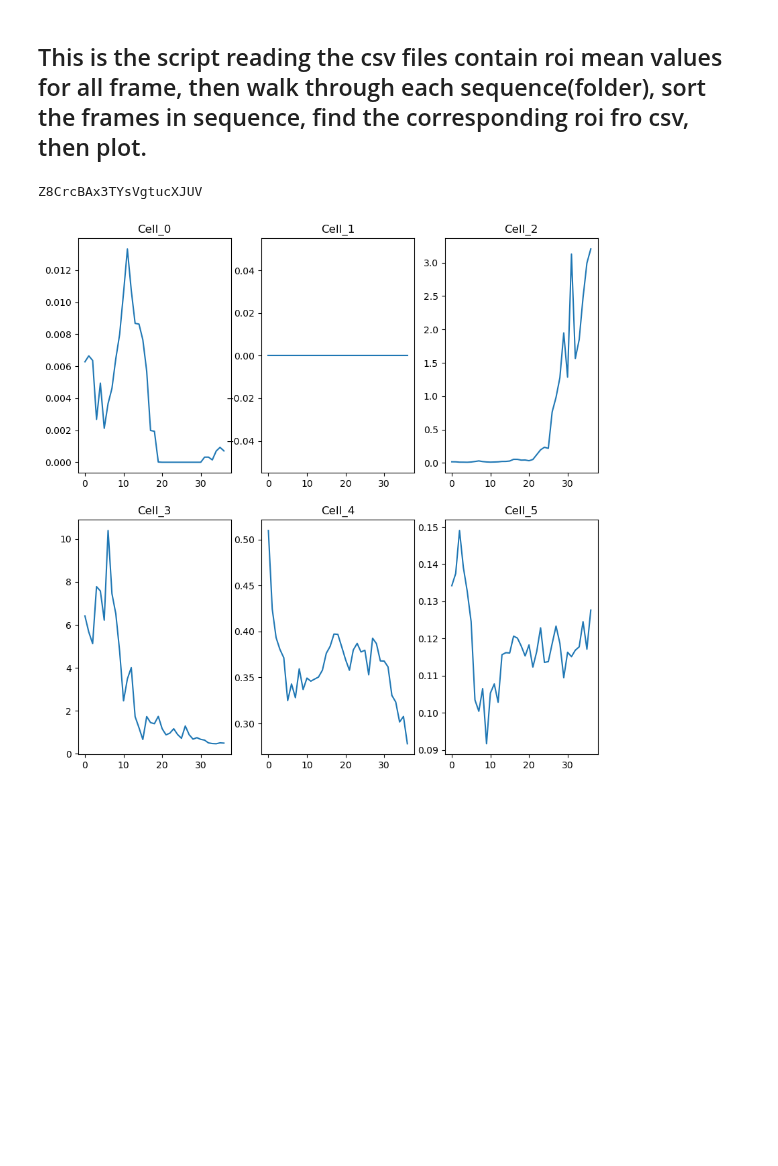
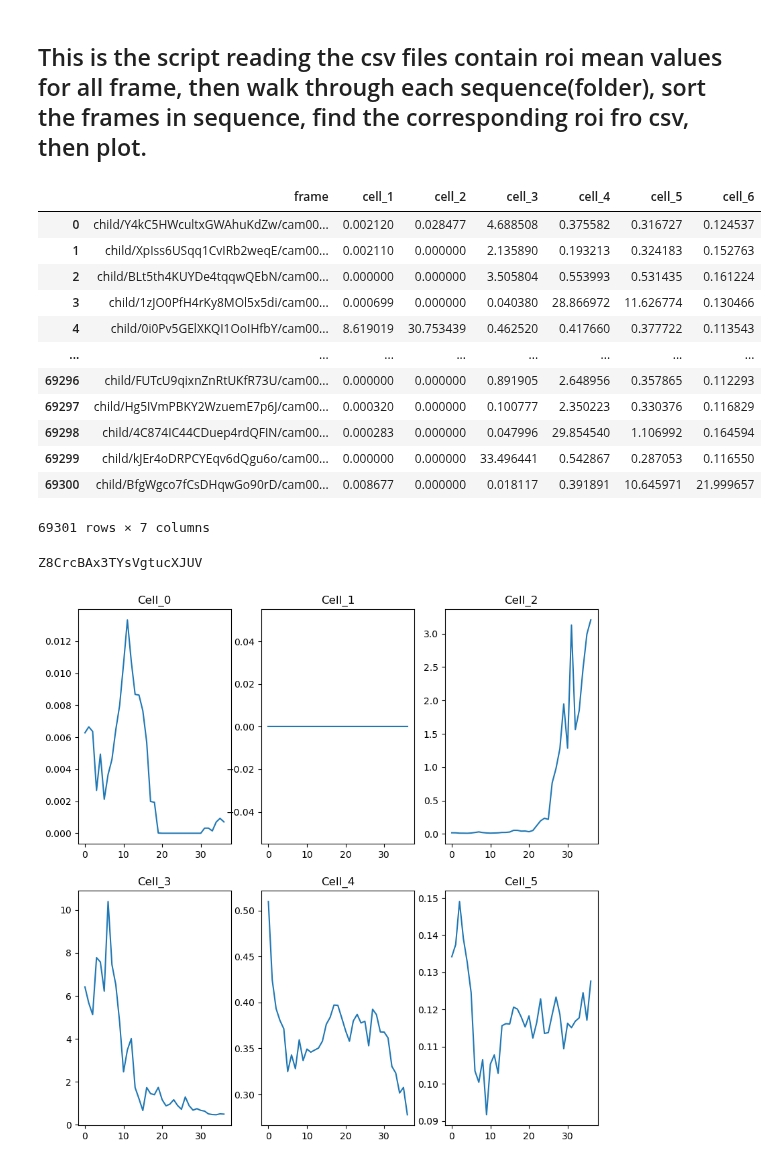
Before and after one commit to Claud1234/PCICF, a Jupyter notebook: ipython/plot_roi_mean_sequence.ipynb, the cells around one changed output. Cells and saved outputs as stored; diff of their text form; code cells hidden in the pictures; blank space fills up the shorter version.

```diff
--- a/ipython/plot_roi_mean_sequence.ipynb
+++ b/ipython/plot_roi_mean_sequence.ipynb
@@ -10,6 +10,21 @@ import json
 import matplotlib.pyplot as plt
 # %%
 roi_mean_values = pd.read_csv('../outputs/smirk_roi_mean_values.csv')
+roi_mean_values
+# %% [output]
+|  | frame | cell_1 | cell_2 | cell_3 | cell_4 | cell_5 | cell_6 |
+| 0 | child/Y4kC5HWcultxGWAhuKdZw/cam00... | 0.002120 | 0.028477 | 4.688508 | 0.375582 | 0.316727 | 0.124537 |
+| 1 | child/XpIss6USqq1CvIRb2weqE/cam00... | 0.002110 | 0.000000 | 2.135890 | 0.193213 | 0.324183 | 0.152763 |
+| 2 | child/BLt5th4KUYDe4tqqwQEbN/cam00... | 0.000000 | 0.000000 | 3.505804 | 0.553993 | 0.531435 | 0.161224 |
+| 3 | child/1zJO0PfH4rKy8MOl5x5di/cam00... | 0.000699 | 0.000000 | 0.040380 | 28.866972 | 11.626774 | 0.130466 |
+| 4 | child/0i0Pv5GElXKQI1OoIHfbY/cam00... | 8.619019 | 30.753439 | 0.462520 | 0.417660 | 0.377722 | 0.113543 |
+| ... | ... | ... | ... | ... | ... | ... | ... |
+| 69296 | child/FUTcU9qixnZnRtUKfR73U/cam00... | 0.000000 | 0.000000 | 0.891905 | 2.648956 | 0.357865 | 0.112293 |
+| 69297 | child/Hg5IVmPBKY2WzuemE7p6J/cam00... | 0.000320 | 0.000000 | 0.100777 | 2.350223 | 0.330376 | 0.116829 |
+| 69298 | child/4C874IC44CDuep4rdQFIN/cam00... | 0.000283 | 0.000000 | 0.047996 | 29.854540 | 1.106992 | 0.164594 |
+| 69299 | child/kJEr4oDRPCYEqv6dQgu6o/cam00... | 0.000000 | 0.000000 | 33.496441 | 0.542867 | 0.287053 | 0.116550 |
+| 69300 | child/BfgWgco7fCsDHqwGo90rD/cam00... | 0.008677 | 0.000000 | 0.018117 | 0.391891 | 10.645971 | 21.999657 |
+69301 rows × 7 columns
 # %%
 smirk_child = '../datasets/smirk/child/'
 # %%
```
Also changed, not shown: 3 other files.
